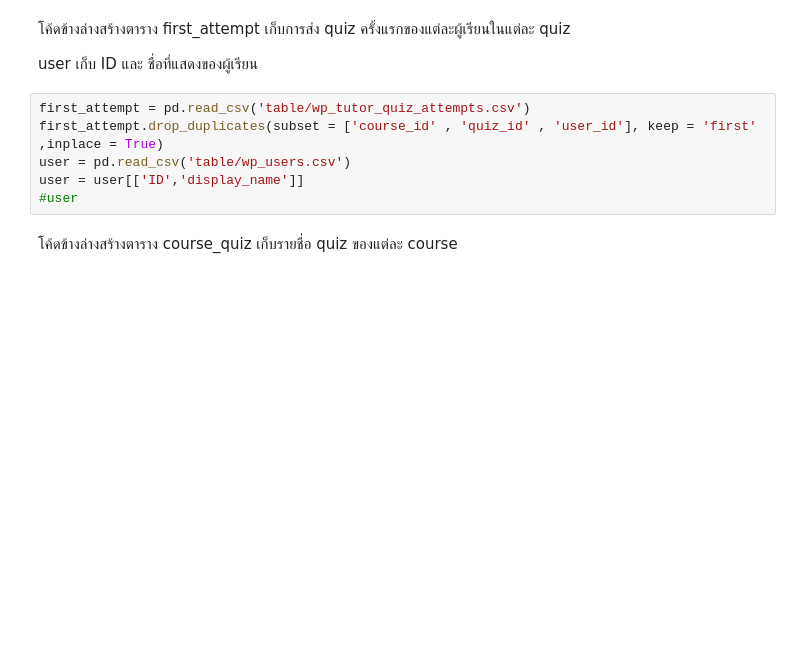
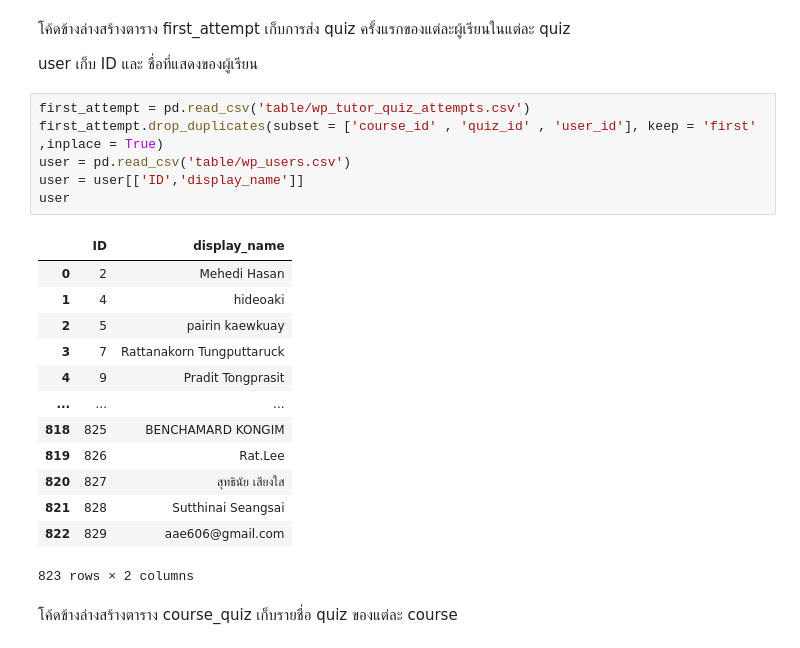
Before and after one commit to phumnoi1/get_code_graph, a Jupyter notebook: get_code_graph.ipynb, the cells around one changed output. Drawn from its saved outputs; the diff is of its cells as text; blank space fills up the shorter version.

```diff
--- a/get_code_graph.ipynb
+++ b/get_code_graph.ipynb
@@ -43,9 +47,23 @@ user เก็บ ID และ ชื่อที่แสดงของผู
 # %%
 first_attempt = pd.read_csv('table/wp_tutor_quiz_attempts.csv')
 first_attempt.drop_duplicates(subset = ['course_id' , 'quiz_id' , 'user_id'], keep = 'first' ,inplace = True)
 user = pd.read_csv('table/wp_users.csv')
 user = user[['ID','display_name']]
-#user
+user
+# %% [output]
+|  | ID | display_name |
+| 0 | 2 | Mehedi Hasan |
+| 1 | 4 | hideoaki |
+| 2 | 5 | pairin kaewkuay |
+| 3 | 7 | Rattanakorn Tungputtaruck |
+| 4 | 9 | Pradit Tongprasit |
+| ... | ... | ... |
+| 818 | 825 | BENCHAMARD KONGIM |
+| 819 | 826 | Rat.Lee |
+| 820 | 827 | สุทธินัย เสียงใส |
+| 821 | 828 | Sutthinai Seangsai |
+| 822 | 829 | aae606@gmail.com |
+823 rows × 2 columns
 # %% [markdown]
 โค้ดข้างล่างสร้างตาราง course_quiz เก็บรายชื่อ quiz ของแต่ละ course
 # %%
```
Also changed, not shown: parts of 11 cells of this notebook.
